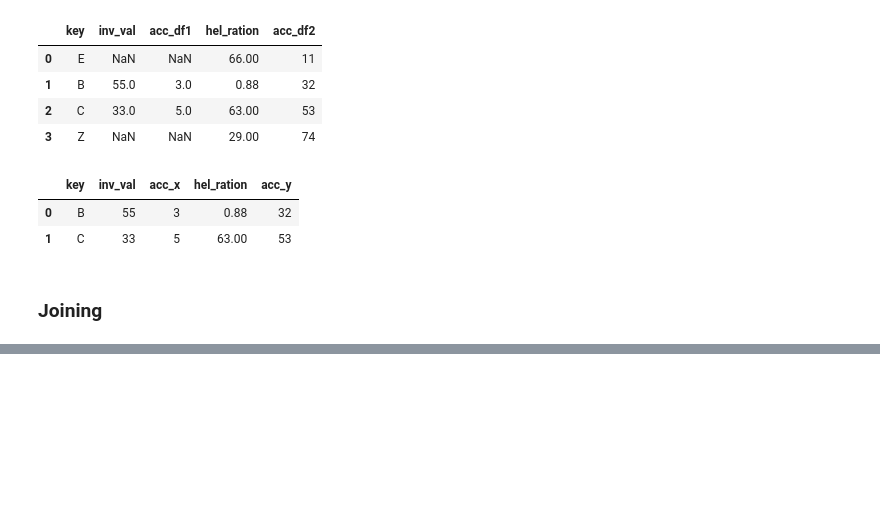
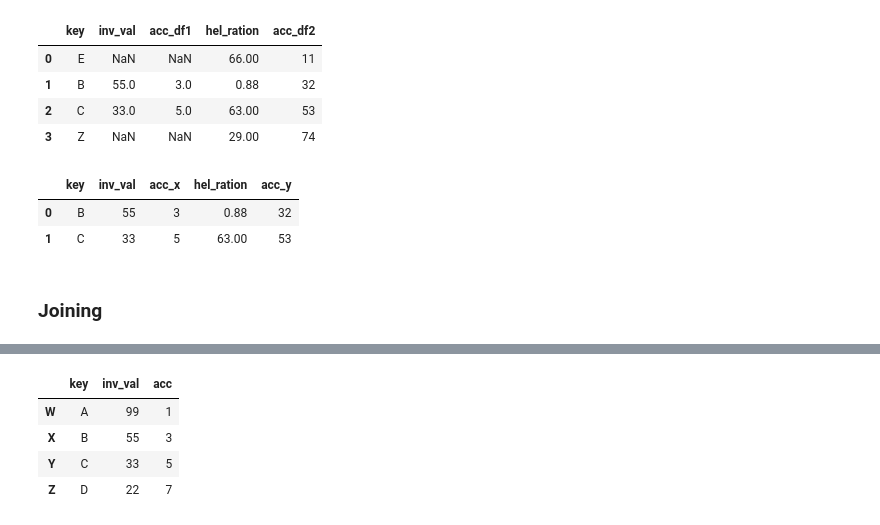
Before and after one commit to aayam09/dsml, a Jupyter notebook: day-35/Data_integration.ipynb, the cells around one changed output, grey strips where cells are left out. Saved outputs shown, nothing was run; the diff lists cells and outputs as text; code cells hidden in the pictures; blank space fills up the shorter version.

```diff
--- a/day-35/Data_integration.ipynb
+++ b/day-35/Data_integration.ipynb
@@ -115,0 +162,12 @@ df1.merge(df2, how= "inner" , on = "key")
+# %%
+df1 = pd.DataFrame(
+    {"key": ["A","B","C","D"], "inv_val":[99,55,33,22], "acc":[1,3,5,7]}, index= ["W","X","Y","Z"]
+)
+# %%
+df1
+# %% [output]
+|  | key | inv_val | acc |
+| W | A | 99 | 1 |
+| X | B | 55 | 3 |
+| Y | C | 33 | 5 |
+| Z | D | 22 | 7 |
```
Also changed, not shown: parts of 8 cells of this notebook, 2 other files.
